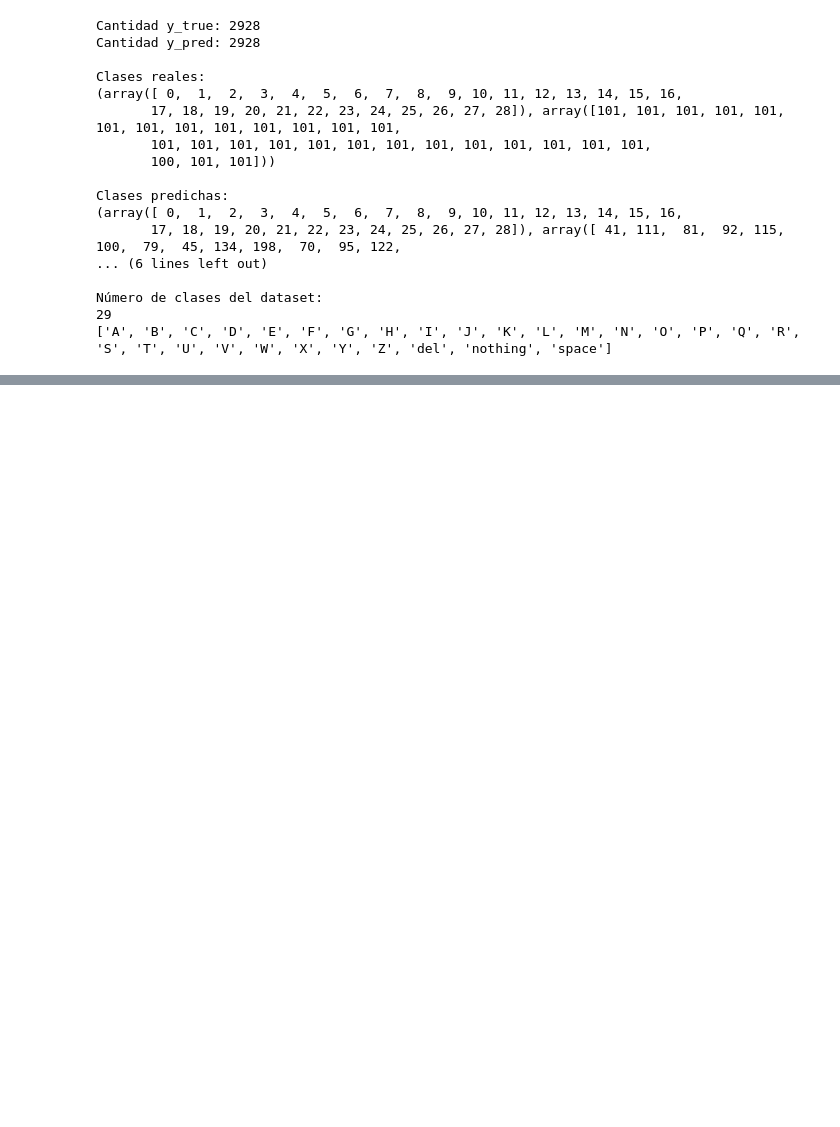
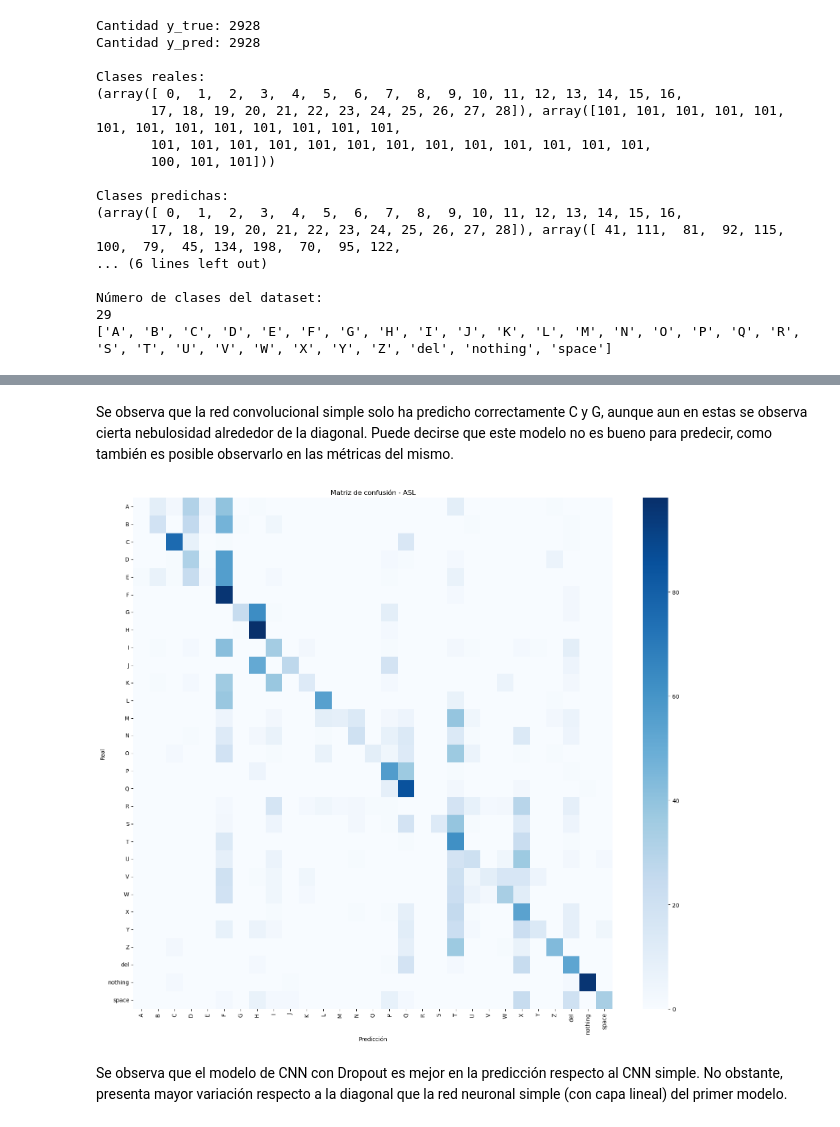
Before and after one commit to ricrod01/LABORATORIO_3_DS, a Jupyter notebook: Modelos.ipynb, the cells around one changed output, grey strips where cells are left out. Drawn from its saved outputs; the diff is of its cells as text; code cells hidden in the pictures; blank space fills up the shorter version.

```diff
--- a/Modelos.ipynb
+++ b/Modelos.ipynb
@@ -746,0 +771,8 @@ weighted avg       0.45      0.41      0.40      2928
+# %% [markdown]
+Se observa que la red convolucional simple solo ha predicho correctamente C y G, aunque aun en estas se observa cierta nebulosidad alrededor de la diagonal. Puede decirse que este modelo no es bueno para predecir, como también es posible observarlo en las métricas del mismo.
+# %%
+matrizc(y_true3, y_pred3, train_dataset)
+# %% [output]
+[figure, added]
+# %% [markdown]
+Se observa que el modelo de CNN con Dropout es mejor en la predicción respecto al CNN simple. No obstante, presenta mayor variación respecto a la diagonal que la red neuronal simple (con capa lineal) del primer modelo.
```
Also changed, not shown: parts of 19 cells of this notebook.
